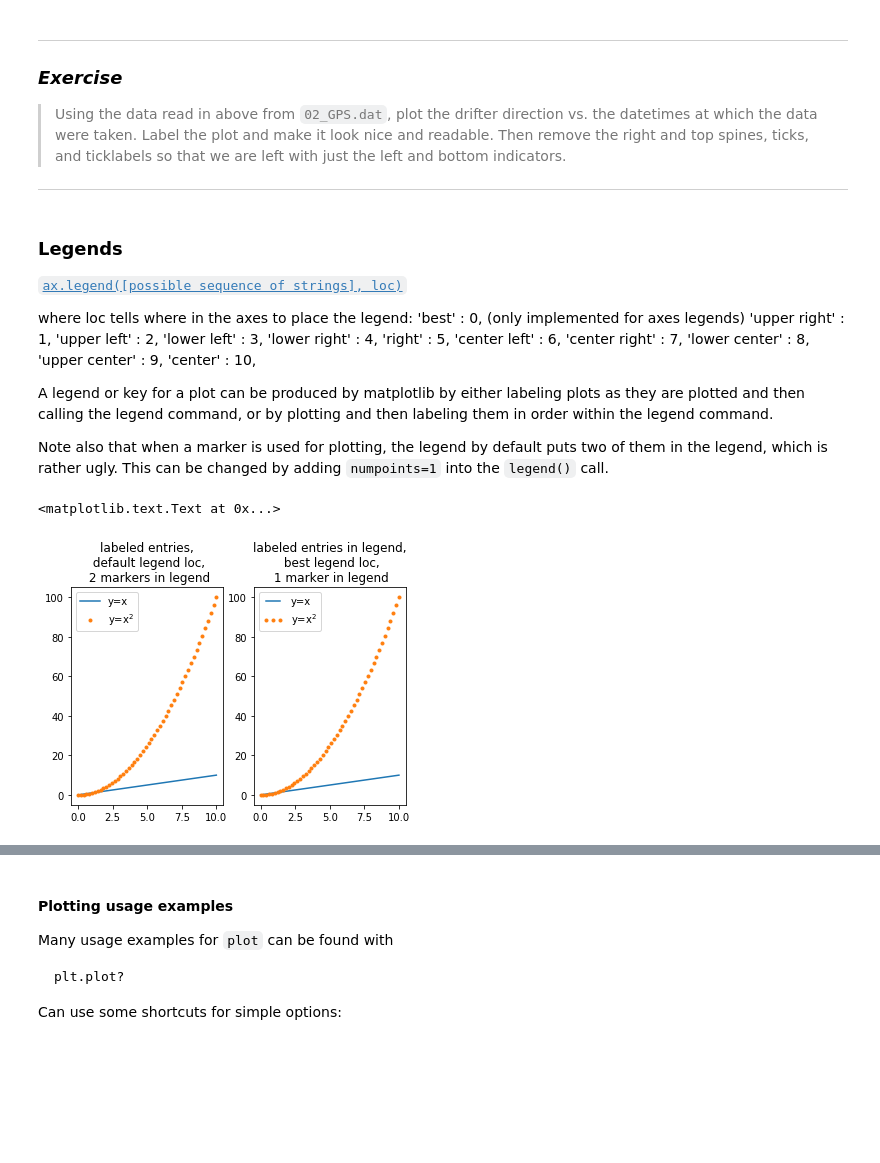
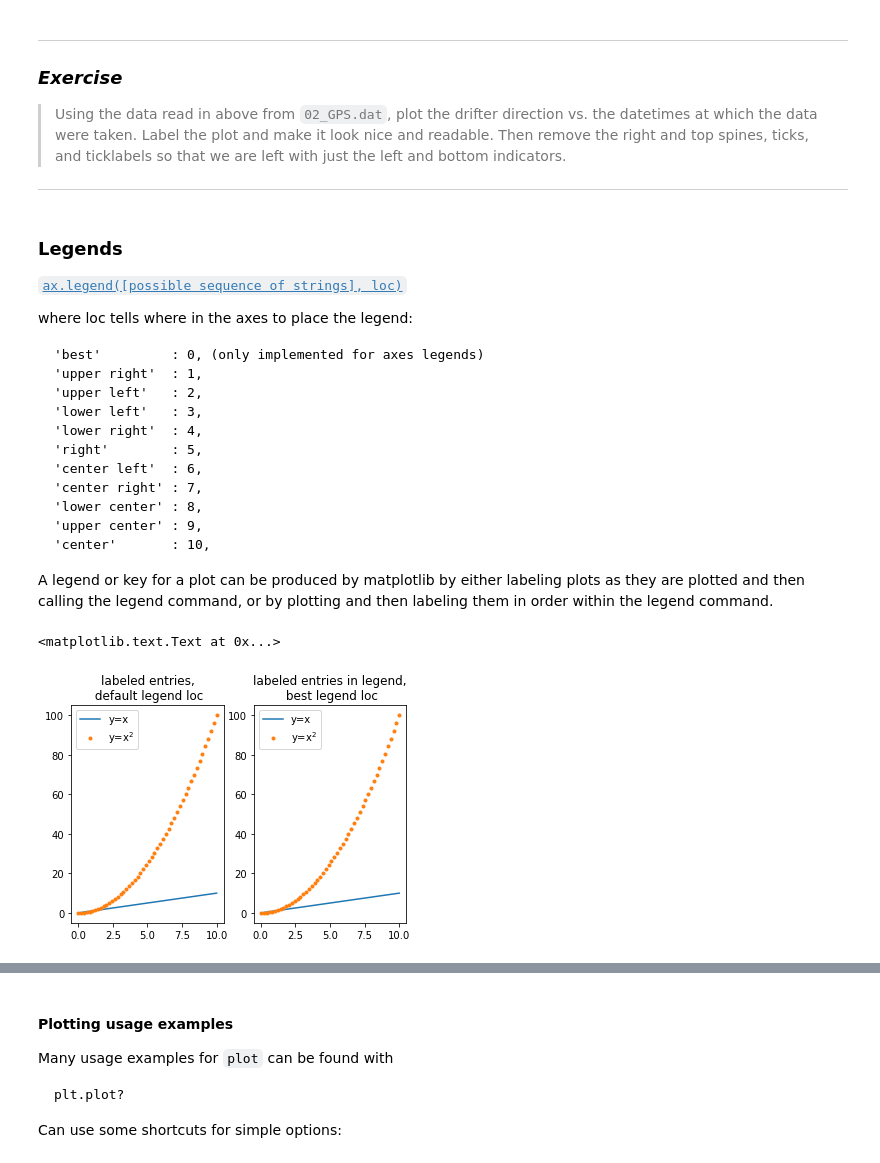
Before and after one commit to kthyng/python4geosciences, a Jupyter notebook: materials/3_matplotlib.ipynb, the cells around one changed output, grey strips where cells are left out. Cells and saved outputs as stored; diff of their text form; code cells hidden in the pictures; blank space fills up the shorter version.

```diff
--- a/materials/3_matplotlib.ipynb
+++ b/materials/3_matplotlib.ipynb
@@ -354,42 +323,41 @@ ax2.grid(True, color='k', linestyle=':', linewidth=0.25)
 [`ax.legend([possible sequence of strings], loc)`](http://matplotlib.org/api/legend_api.html#matplotlib.legend.Legend)
 
 where loc tells where in the axes to place the legend:
-'best'         : 0, (only implemented for axes legends)
-'upper right'  : 1,
-'upper left'   : 2,
-'lower left'   : 3,
-'lower right'  : 4,
-'right'        : 5,
-'center left'  : 6,
-'center right' : 7,
-'lower center' : 8,
-'upper center' : 9,
-'center'       : 10,
+
+    'best'         : 0, (only implemented for axes legends)
+    'upper right'  : 1,
+    'upper left'   : 2,
+    'lower left'   : 3,
+    'lower right'  : 4,
+    'right'        : 5,
+    'center left'  : 6,
+    'center right' : 7,
+    'lower center' : 8,
+    'upper center' : 9,
+    'center'       : 10,
 
 A legend or key for a plot can be produced by matplotlib by either labeling plots as they are plotted and then calling the legend command, or by plotting and then labeling them in order within the legend command.
-
-Note also that when a marker is used for plotting, the legend by default puts two of them in the legend, which is rather ugly. This can be changed by adding `numpoints=1` into the `legend()` call.
 # %%
 x = np.linspace(0, 10)
 
 fig = plt.figure()
 
-# Using default legend location and labeled plots as they were plotted
+# Labeled plots as they were plotted
 ax1 = fig.add_subplot(121)
 ax1.plot(x, x, label='y=x')
 ax1.plot(x, x**2, '.', label='y=x$^2$')
 ax1.legend()
-ax1.set_title('labeled entries,\n default legend loc,\n 2 markers in legend')
+ax1.set_title('labeled entries,\n default legend loc')
 
 # Chose "best" location for legend and labeled plots in the legend in order of plotting
 ax2 = fig.add_subplot(122)
 ax2.plot(x, x)
 ax2.plot(x, x**2, '.')
-ax2.legend(('y=x', 'y=x$^2$'), loc='upper left', numpoints=3)
-ax2.set_title('labeled entries in legend,\n best legend loc,\n 1 marker in legend')
+ax2.legend(('y=x', 'y=x$^2$'), loc='best')
+ax2.set_title('labeled entries in legend,\n best legend loc')
 # %% [output]
 <matplotlib.text.Text at 0x...>
-[figure, old version]
+[figure, new version]
 # %% [markdown]
 ### Plotting inputs
 
```
Also changed, not shown: parts of 42 cells of this notebook.
